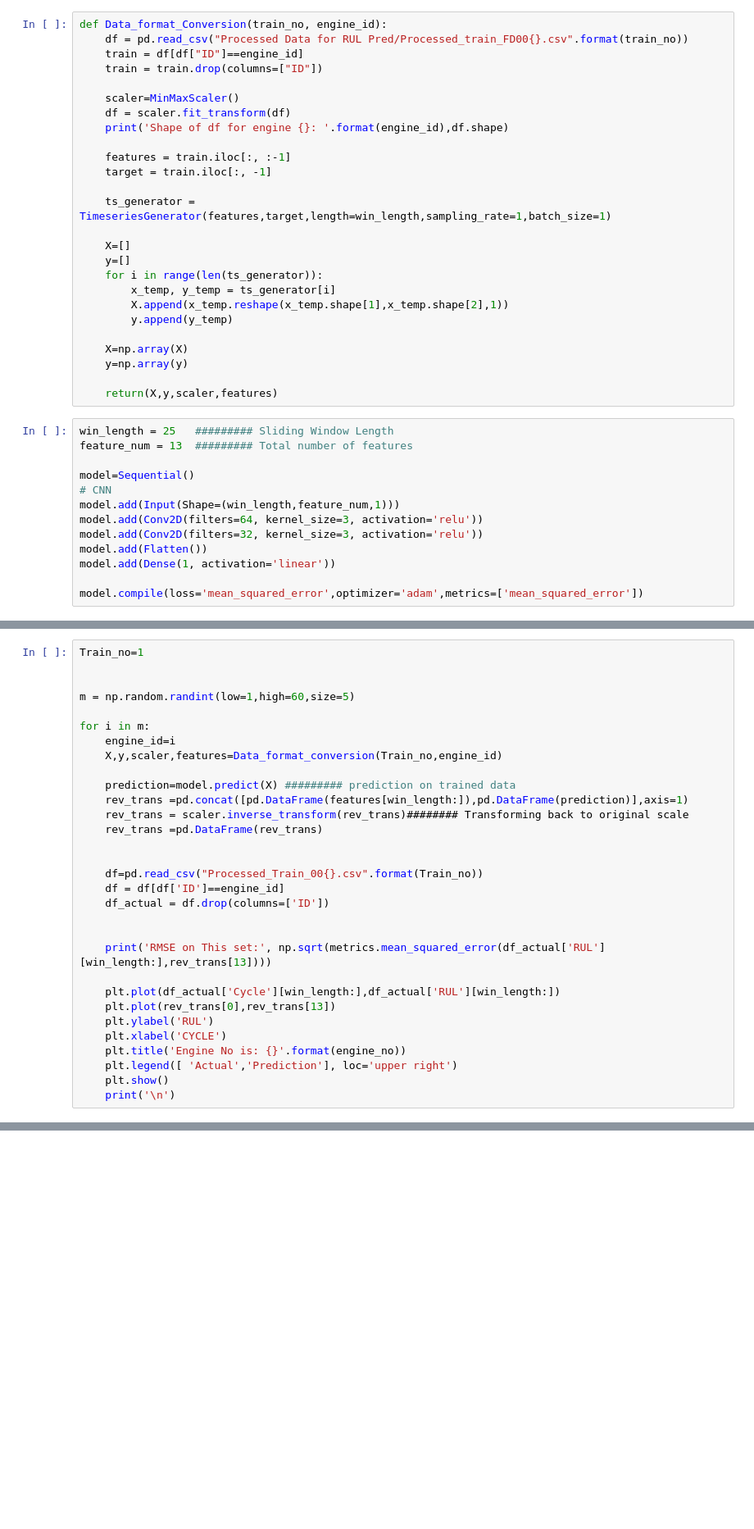
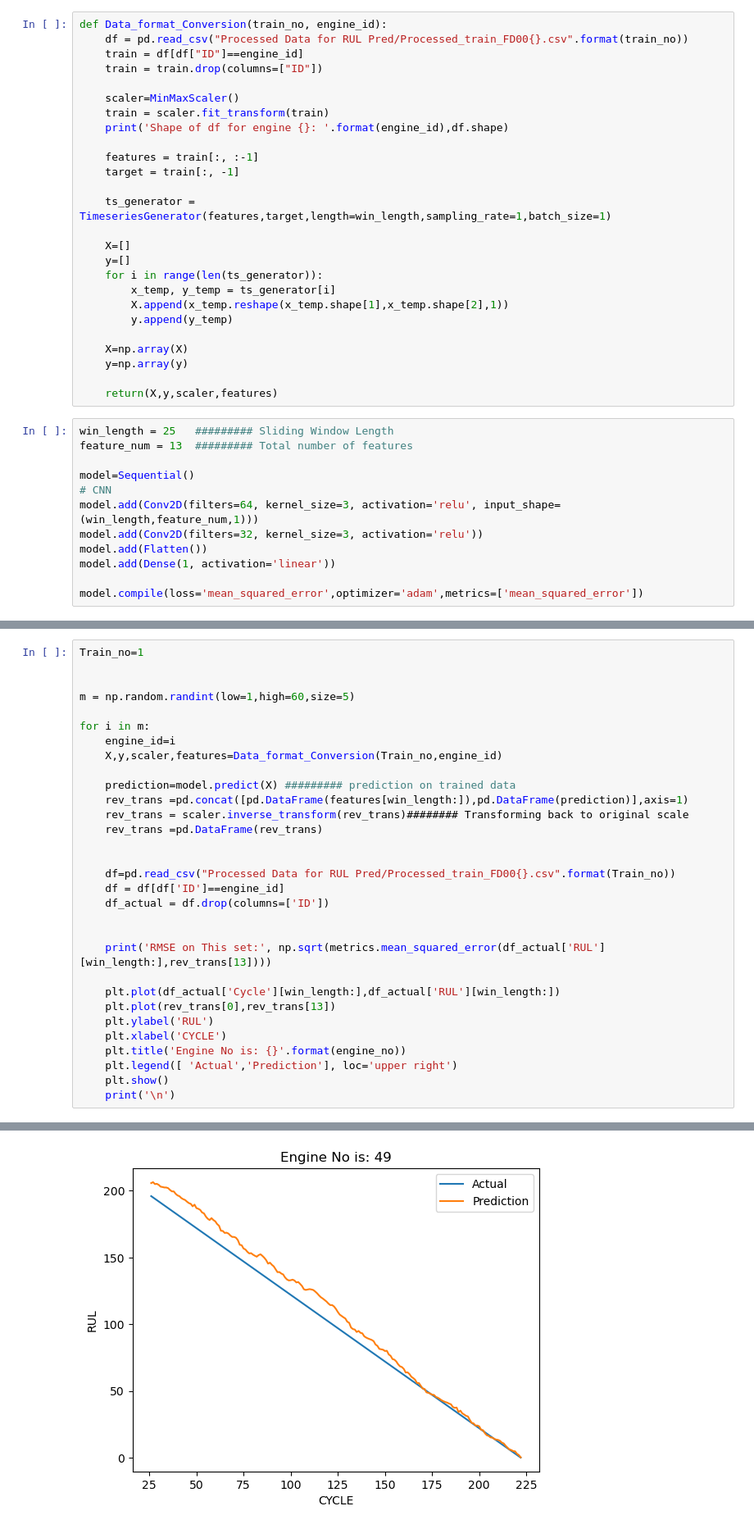
Before and after one commit to ayushji7420/NASA-C-MAPSS-Jet-Engine-Analysis, a Jupyter notebook: NASA CMAPSS Data Analysis/Training_with_Processed_Data.ipynb, the cells around one changed output, grey strips where cells are left out. Shown at 82% size. Drawn from its saved outputs; the diff is of its cells as text; blank space fills up the shorter version.

Commit message:
On branch main Your branch is up to date with 'origin/main'.
Changes to be committed:
	modified:   NASA CMAPSS Data Analysis/Training_with_Processed_Data.ipynb

```diff
--- a/NASA CMAPSS Data Analysis/Training_with_Processed_Data.ipynb
+++ b/NASA CMAPSS Data Analysis/Training_with_Processed_Data.ipynb
@@ -18,11 +18,11 @@ def Data_format_Conversion(train_no, engine_id):
     train = train.drop(columns=["ID"])
 
     scaler=MinMaxScaler()
-    df = scaler.fit_transform(df)
+    train = scaler.fit_transform(train)
     print('Shape of df for engine {}: '.format(engine_id),df.shape)
 
-    features = train.iloc[:, :-1]
-    target = train.iloc[:, -1]
+    features = train[:, :-1]
+    target = train[:, -1]
 
     ts_generator = TimeseriesGenerator(features,target,length=win_length,sampling_rate=1,batch_size=1)
 
@@ -43,8 +43,7 @@ feature_num = 13  ######### Total number of features
 
 model=Sequential()
 # CNN
-model.add(Input(Shape=(win_length,feature_num,1)))
-model.add(Conv2D(filters=64, kernel_size=3, activation='relu'))
+model.add(Conv2D(filters=64, kernel_size=3, activation='relu', input_shape=(win_length,feature_num,1)))
 model.add(Conv2D(filters=32, kernel_size=3, activation='relu'))
 model.add(Flatten())
 model.add(Dense(1, activation='linear'))
@@ -69,7 +81,7 @@ m = np.random.randint(low=1,high=60,size=5)
 
 for i in m:
     engine_id=i
-    X,y,scaler,features=Data_format_conversion(Train_no,engine_id)
+    X,y,scaler,features=Data_format_Conversion(Train_no,engine_id)
 
     prediction=model.predict(X) ######### prediction on trained data
     rev_trans =pd.concat([pd.DataFrame(features[win_length:]),pd.DataFrame(prediction)],axis=1)
@@ -77,7 +89,7 @@ for i in m:
     rev_trans =pd.DataFrame(rev_trans)
 
 
-    df=pd.read_csv("Processed_Train_00{}.csv".format(Train_no))
+    df=pd.read_csv("Processed Data for RUL Pred/Processed_train_FD00{}.csv".format(Train_no))
     df = df[df['ID']==engine_id]
     df_actual = df.drop(columns=['ID'])
 
@@ -92,3 +104,4 @@ for i in m:
     plt.legend([ 'Actual','Prediction'], loc='upper right')
     plt.show()
     print('\n')
+# %% [output]
@@ -94,0 +111 @@ for i in m:
+[figure, added]
```
Also changed, not shown: parts of 4 cells of this notebook.
